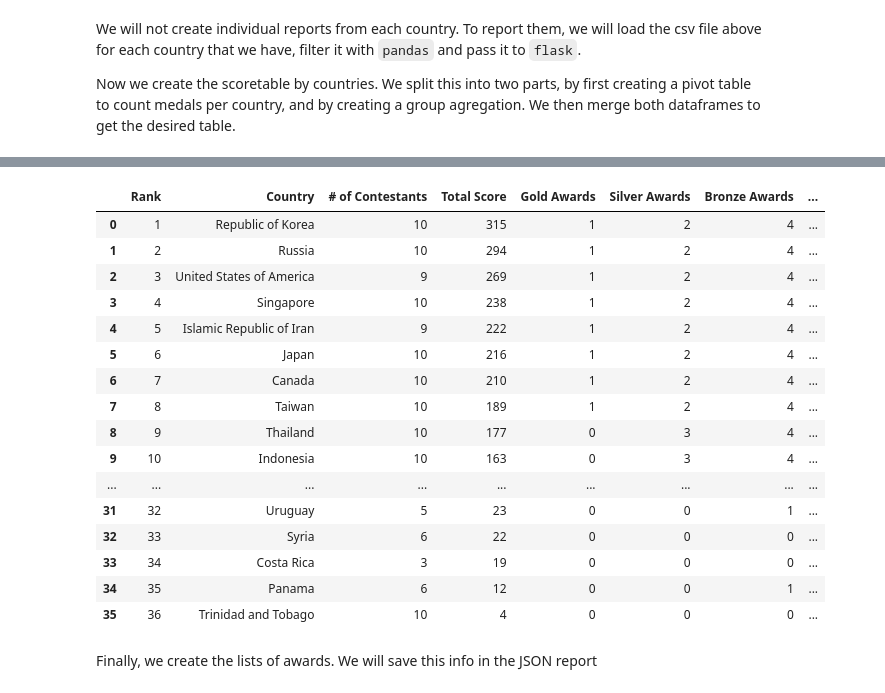
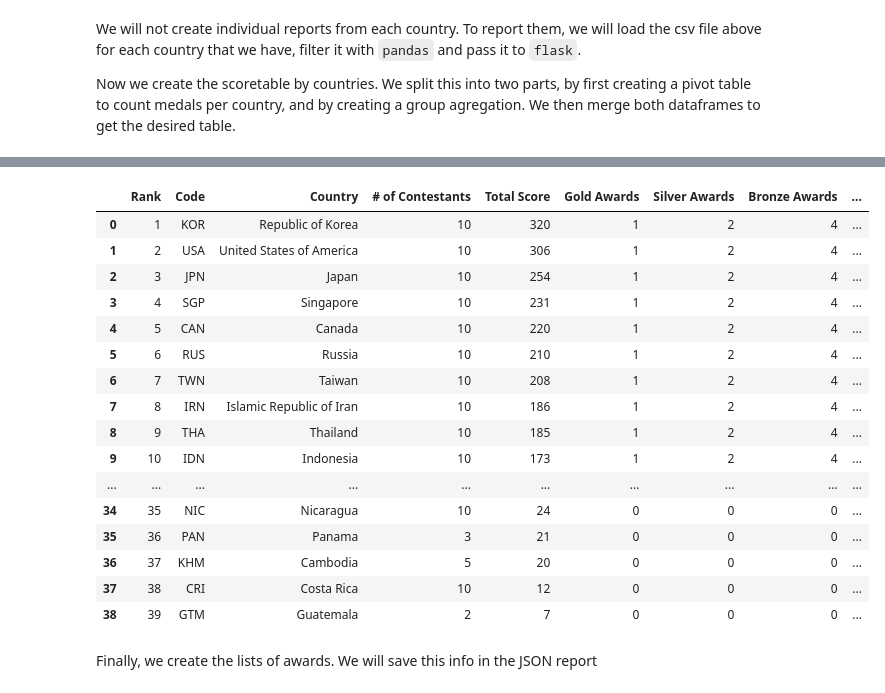
Before and after one commit to leomtz/apmowebsite, a Jupyter notebook: data/st-awards.ipynb, the cells around one changed output, grey strips where cells are left out. Cells and saved outputs as stored; diff of their text form; code cells hidden in the pictures.

```diff
--- a/data/st-awards.ipynb
+++ b/data/st-awards.ipynb
@@ -11,7 +11,7 @@ import glob
 import json
 
 # For reusability, we set a year varible
-year=2016
+year=2018
 
 st=pd.read_csv('data_clean/scoretable-%s-clean.csv' % year)
 
@@ -195,10 +195,7 @@ totals_country
 # %%
 # We merge everything into a final report with all the information
-
+codes=pd.read_csv('iso-alpha-3.csv')
 report_country = pd.concat([totals_country, medals_country], axis=1).drop('', axis=1)
-report_country.columns=['# of Contestants', 'Total Score', 'Gold Awards', 'Silver Awards', 'Bronze Awards', 'Honorable Mentions']
-report_country.index.name='Country'
 report_country.reset_index(inplace=True)
-report_country.to_html('reports/by_country_%s.html' % year, index=False, border=0,
-                           classes="table table-sm table-striped")
-report_country
+report_country=pd.merge(codes,report_country,how='right')
+report_country.columns=['Code', 'Country', '# of Contestants', 'Total Score', 'Gold Awards', 'Silver Awards', 'Bronze Awards', 'Honorable Mentions']
@@ -223,31 +225,30 @@ report_country
 # %%
 # Now we prepare the report of countries by rank, which we get easily from this table
 report_country_rank = report_country.sort_values('Total Score',
                                                  ascending=False).reset_index().drop(['index'], axis=1)
 report_country_rank.index = report_country_rank.index.map(lambda x:x+1)
 report_country_rank.index.name='Rank'
 report_country_rank.reset_index(inplace=True)
-report_country_rank.to_html('reports/by_country_ranked_%s.html' % year, index=False, border=0,
-                           classes="table table-sm table-striped")
+report_country_rank.to_csv('reports/by_country_ranked_%s.csv' % year, index=False)
 report_country_rank
 # %% [output]
-|  | Rank | Country | # of Contestants | Total Score | Gold Awards | Silver Awards | Bronze Awards | ... |
-| 0 | 1 | Republic of Korea | 10 | 315 | 1 | 2 | 4 | ... |
-| 1 | 2 | Russia | 10 | 294 | 1 | 2 | 4 | ... |
-| 2 | 3 | United States of America | 9 | 269 | 1 | 2 | 4 | ... |
-| 3 | 4 | Singapore | 10 | 238 | 1 | 2 | 4 | ... |
-| 4 | 5 | Islamic Republic of Iran | 9 | 222 | 1 | 2 | 4 | ... |
-| 5 | 6 | Japan | 10 | 216 | 1 | 2 | 4 | ... |
-| 6 | 7 | Canada | 10 | 210 | 1 | 2 | 4 | ... |
-| 7 | 8 | Taiwan | 10 | 189 | 1 | 2 | 4 | ... |
-| 8 | 9 | Thailand | 10 | 177 | 0 | 3 | 4 | ... |
-| 9 | 10 | Indonesia | 10 | 163 | 0 | 3 | 4 | ... |
-| ... | ... | ... | ... | ... | ... | ... | ... | ... |
-| 31 | 32 | Uruguay | 5 | 23 | 0 | 0 | 1 | ... |
-| 32 | 33 | Syria | 6 | 22 | 0 | 0 | 0 | ... |
-| 33 | 34 | Costa Rica | 3 | 19 | 0 | 0 | 0 | ... |
-| 34 | 35 | Panama | 6 | 12 | 0 | 0 | 1 | ... |
-| 35 | 36 | Trinidad and Tobago | 10 | 4 | 0 | 0 | 0 | ... |
+|  | Rank | Code | Country | # of Contestants | Total Score | Gold Awards | Silver Awards | Bronze Awards | ... |
+| 0 | 1 | KOR | Republic of Korea | 10 | 320 | 1 | 2 | 4 | ... |
+| 1 | 2 | USA | United States of America | 10 | 306 | 1 | 2 | 4 | ... |
+| 2 | 3 | JPN | Japan | 10 | 254 | 1 | 2 | 4 | ... |
+| 3 | 4 | SGP | Singapore | 10 | 231 | 1 | 2 | 4 | ... |
+| 4 | 5 | CAN | Canada | 10 | 220 | 1 | 2 | 4 | ... |
+| 5 | 6 | RUS | Russia | 10 | 210 | 1 | 2 | 4 | ... |
+| 6 | 7 | TWN | Taiwan | 10 | 208 | 1 | 2 | 4 | ... |
+| 7 | 8 | IRN | Islamic Republic of Iran | 10 | 186 | 1 | 2 | 4 | ... |
+| 8 | 9 | THA | Thailand | 10 | 185 | 1 | 2 | 4 | ... |
+| 9 | 10 | IDN | Indonesia | 10 | 173 | 1 | 2 | 4 | ... |
+| ... | ... | ... | ... | ... | ... | ... | ... | ... | ... |
+| 34 | 35 | NIC | Nicaragua | 10 | 24 | 0 | 0 | 0 | ... |
+| 35 | 36 | PAN | Panama | 3 | 21 | 0 | 0 | 0 | ... |
+| 36 | 37 | KHM | Cambodia | 5 | 20 | 0 | 0 | 0 | ... |
+| 37 | 38 | CRI | Costa Rica | 10 | 12 | 0 | 0 | 0 | ... |
+| 38 | 39 | GTM | Guatemala | 2 | 7 | 0 | 0 | 0 | ... |
 # %% [markdown]
 Finally, we create the lists of awards. We will save this info in the JSON report
 # %%
```
Also changed, not shown: parts of 12 cells of this notebook, 45 other files.
